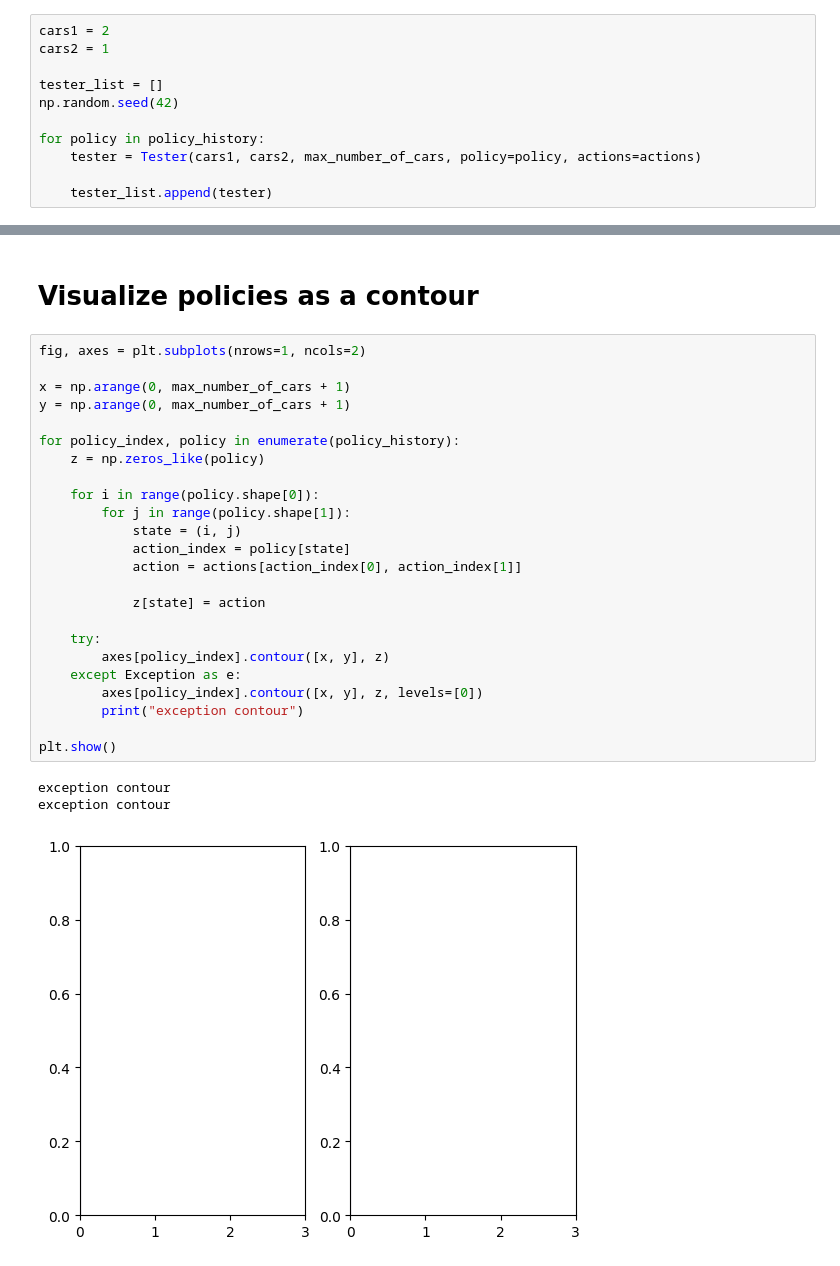
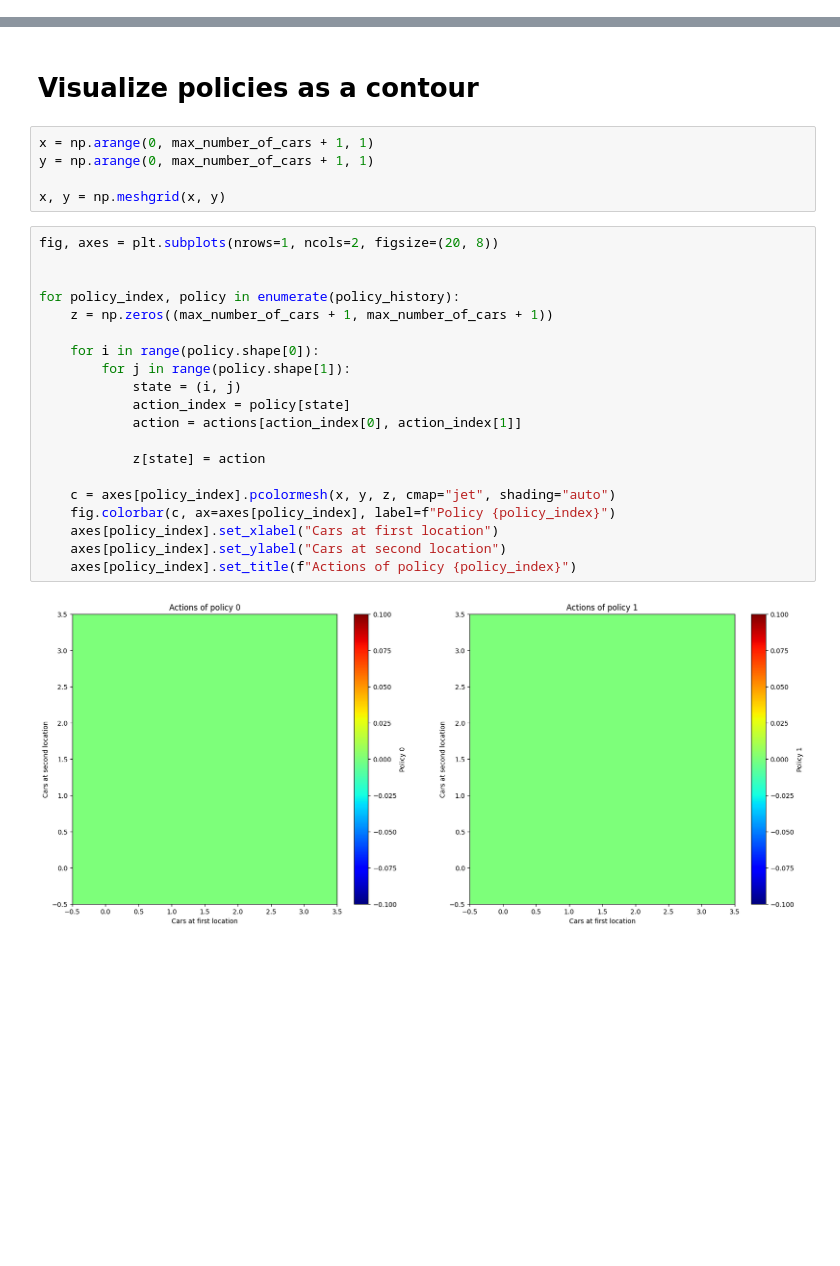
Before and after one commit to Hy-LeTuan/DeepReinforcementLearningOPC, a Jupyter notebook: jack_rental_problem/result_visualization.ipynb, the cells around one changed output, grey strips where cells are left out. Cells and saved outputs as stored; diff of their text form; blank space fills up the shorter version.

Commit message:
update visualization for jack's rental problem

```diff
--- a/jack_rental_problem/result_visualization.ipynb
+++ b/jack_rental_problem/result_visualization.ipynb
@@ -113,11 +79,0 @@ environment = Enviroment(expected_request_lambda_1=expected_request_lambda_1, ex
-# %%
-cars1 = 2
-cars2 = 1
-
-tester_list = []
-np.random.seed(42)
-
-for policy in policy_history:
-    tester = Tester(cars1, cars2, max_number_of_cars, policy=policy, actions=actions)
-
-    tester_list.append(tester)
@@ -190,30 +80,29 @@ Difference between best in simulation and optimal policy: 16600.0
 # %% [markdown]
 # Visualize policies as a contour
+# %%
+x = np.arange(0, max_number_of_cars + 1, 1)
+y = np.arange(0, max_number_of_cars + 1, 1)
+
+x, y = np.meshgrid(x, y)
 # %%
-fig, axes = plt.subplots(nrows=1, ncols=2)
+fig, axes = plt.subplots(nrows=1, ncols=2, figsize=(20, 8))
 
-x = np.arange(0, max_number_of_cars + 1)
-y = np.arange(0, max_number_of_cars + 1)
 
 for policy_index, policy in enumerate(policy_history):
-    z = np.zeros_like(policy)
+    z = np.zeros((max_number_of_cars + 1, max_number_of_cars + 1))
 
     for i in range(policy.shape[0]):
         for j in range(policy.shape[1]):
             state = (i, j)
             action_index = policy[state]
             action = actions[action_index[0], action_index[1]]
 
             z[state] = action
 
-    try:
-        axes[policy_index].contour([x, y], z)
-    except Exception as e:
-        axes[policy_index].contour([x, y], z, levels=[0])
-        print("exception contour")
-
-plt.show()
+    c = axes[policy_index].pcolormesh(x, y, z, cmap="jet", shading="auto")
+    fig.colorbar(c, ax=axes[policy_index], label=f"Policy {policy_index}")
+    axes[policy_index].set_xlabel("Cars at first location")
+    axes[policy_index].set_ylabel("Cars at second location")
+    axes[policy_index].set_title(f"Actions of policy {policy_index}")
 # %% [output]
-exception contour
-exception contour
-[figure, old version]
+[figure, new version]
```
Also changed, not shown: parts of 8 cells of this notebook.
